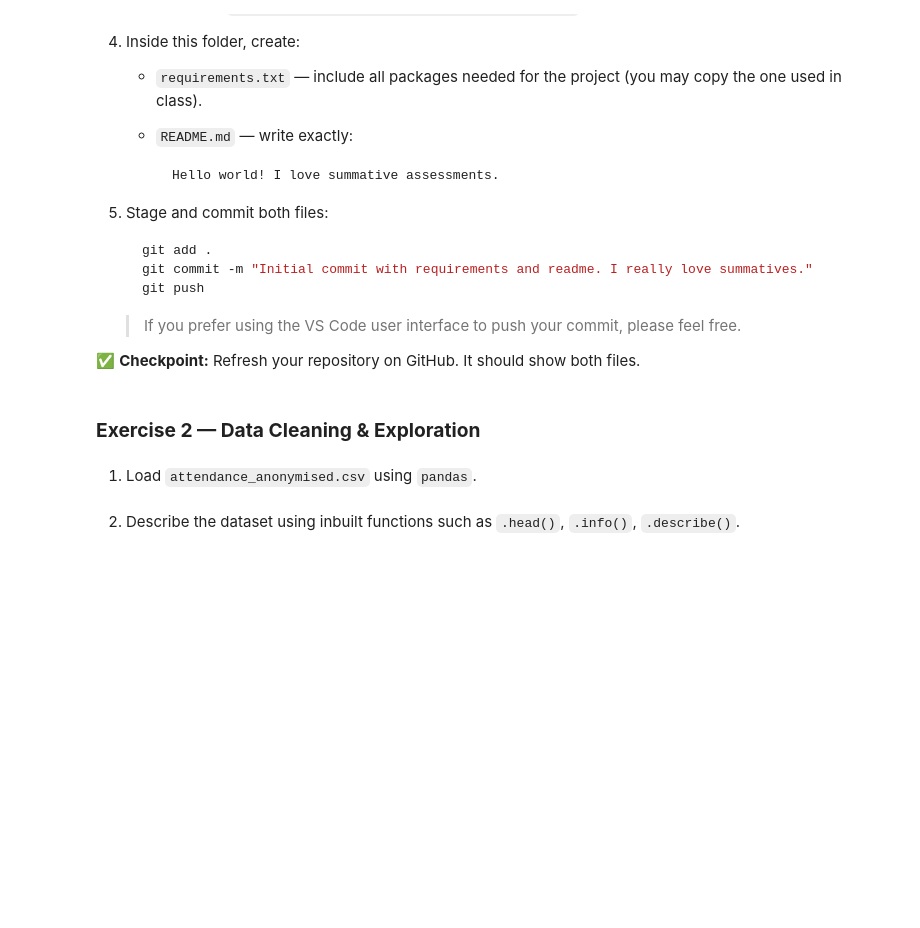
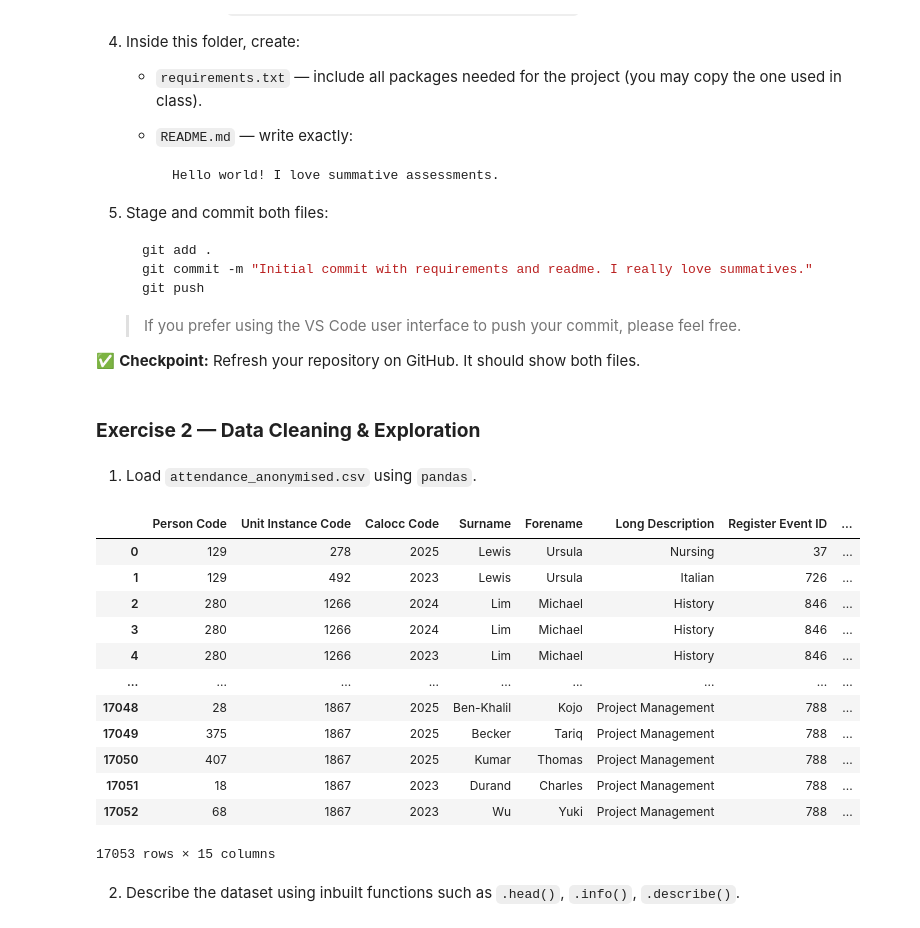
Before and after one commit to Mrmills-Ox3/Data-Sci-Mid-term, a Jupyter notebook: summative1-1.ipynb, the cells around one changed output. Drawn from its saved outputs; the diff is of its cells as text; code cells hidden in the pictures; blank space fills up the shorter version.

```diff
--- a/summative1-1.ipynb
+++ b/summative1-1.ipynb
@@ -75,6 +85,22 @@ By completing this assessment, you will demonstrate your ability to:
 # %%
 # your code here
-...
+# Data frame loaded and displayed
+df = pd.read_csv('attendance_anonymised-1.csv')
+df
+# %% [output]
+|  | Person Code | Unit Instance Code | Calocc Code | Surname | Forename | Long Description | Register Event ID | ... |
+| 0 | 129 | 278 | 2025 | Lewis | Ursula | Nursing | 37 | ... |
+| 1 | 129 | 492 | 2023 | Lewis | Ursula | Italian | 726 | ... |
+| 2 | 280 | 1266 | 2024 | Lim | Michael | History | 846 | ... |
+| 3 | 280 | 1266 | 2024 | Lim | Michael | History | 846 | ... |
+| 4 | 280 | 1266 | 2023 | Lim | Michael | History | 846 | ... |
+| ... | ... | ... | ... | ... | ... | ... | ... | ... |
+| 17048 | 28 | 1867 | 2025 | Ben-Khalil | Kojo | Project Management | 788 | ... |
+| 17049 | 375 | 1867 | 2025 | Becker | Tariq | Project Management | 788 | ... |
+| 17050 | 407 | 1867 | 2025 | Kumar | Thomas | Project Management | 788 | ... |
+| 17051 | 18 | 1867 | 2023 | Durand | Charles | Project Management | 788 | ... |
+| 17052 | 68 | 1867 | 2023 | Wu | Yuki | Project Management | 788 | ... |
+17053 rows × 15 columns
 # %% [markdown]
 2. Describe the dataset using inbuilt functions such as `.head()`, `.info()`, `.describe()`.
 # %%
```
Also changed, not shown: parts of 9 cells of this notebook, 2 other files.
